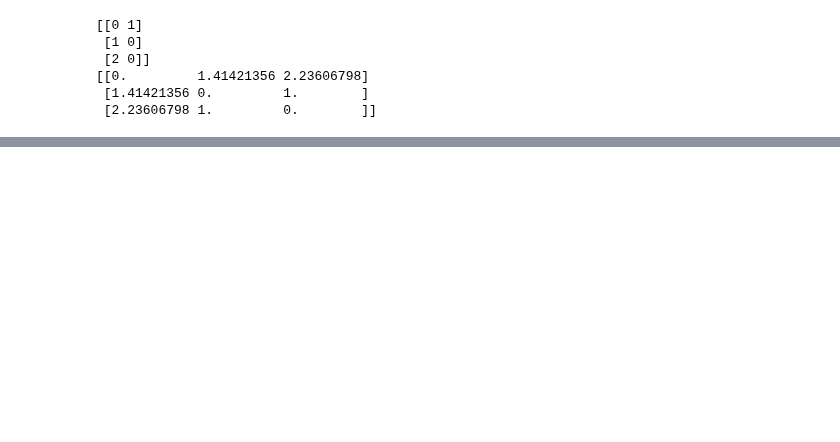
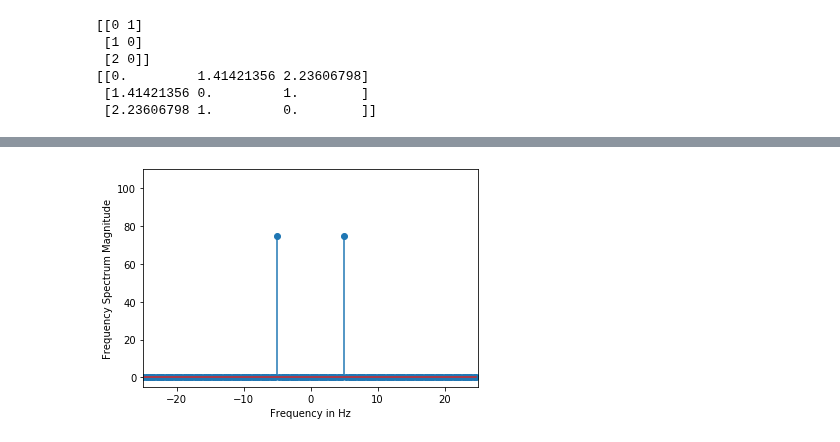
Before and after one commit to jgdelrio/tutorials, a Jupyter notebook: Intro/03_Numpy_Intro_complete.ipynb, the cells around one changed output, grey strips where cells are left out. Cells and saved outputs as stored; diff of their text form; code cells hidden in the pictures; blank space fills up the shorter version.

```diff
--- a/Intro/03_Numpy_Intro_complete.ipynb
+++ b/Intro/03_Numpy_Intro_complete.ipynb
@@ -584,0 +714,16 @@ print(d)
+# %%
+from scipy import fftpack
+
+# Plot the FFT of the previous data
+V = fftpack.fft(vals)
+frequency = fftpack.fftfreq(len(vals)) * freq_samp
+figure, axis = plt.subplots()
+
+axis.stem(frequency, np.abs(V), use_line_collection=True)
+axis.set_xlabel('Frequency in Hz')
+axis.set_ylabel('Frequency Spectrum Magnitude')
+axis.set_xlim(-freq_samp / 2, freq_samp/ 2)
+axis.set_ylim(-5, 110)
+plt.show()
+# %% [output]
+[figure, added]
```
Also changed, not shown: parts of 34 cells of this notebook, 3 other files.
